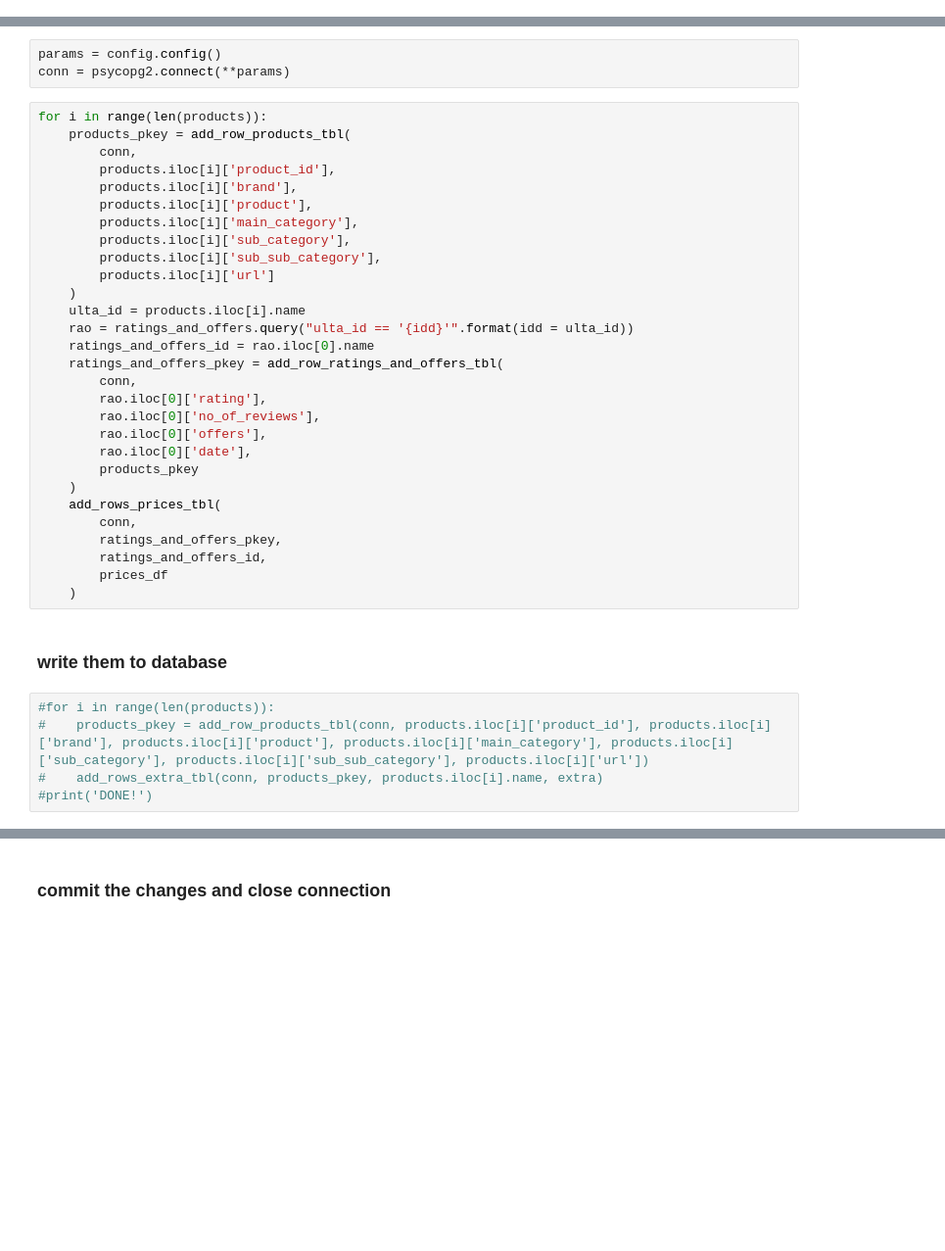
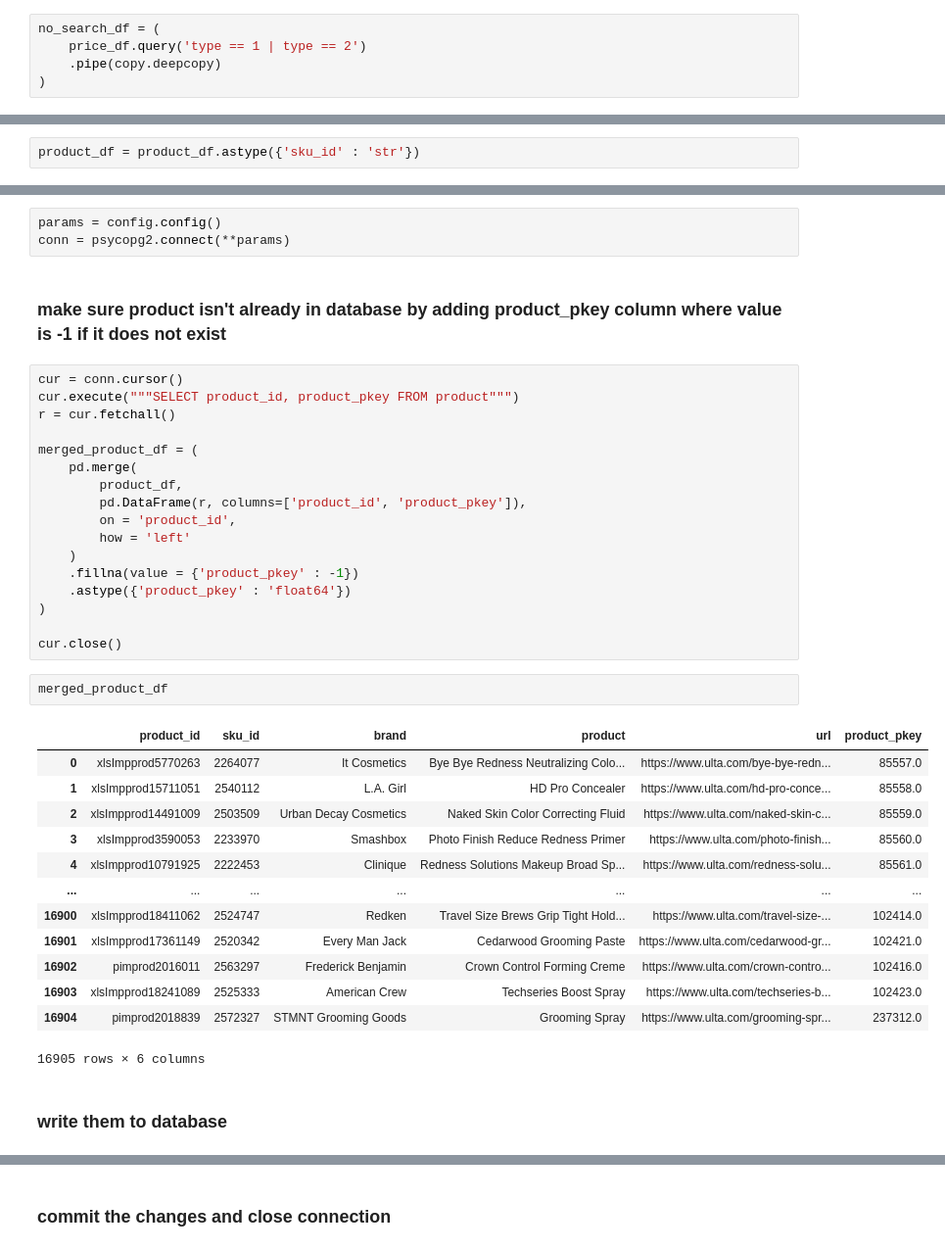
Before and after one commit to lermane/ulta_secret_sales, a Jupyter notebook: create_initial_db_tbls.ipynb, the cells around one changed output, grey strips where cells are left out. Shown at 98% size. Saved outputs shown, nothing was run; the diff lists cells and outputs as text; blank space fills up the shorter version.

```diff
--- a/create_initial_db_tbls.ipynb
+++ b/create_initial_db_tbls.ipynb
@@ -310,0 +156,5 @@ prices.to_csv('data/prices_df_828.csv')
+# %%
+no_search_df = (
+    price_df.query('type == 1 | type == 2')
+    .pipe(copy.deepcopy)
+)
@@ -310,0 +252,2 @@ prices.to_csv('data/prices_df_828.csv')
+# %%
+product_df = product_df.astype({'sku_id' : 'str'})
@@ -315,39 +291,40 @@ prices.to_csv('data/prices_df_828.csv')
 # %%
 params = config.config()
 conn = psycopg2.connect(**params)
-# %%
-for i in range(len(products)):
-    products_pkey = add_row_products_tbl(
-        conn,
-        products.iloc[i]['product_id'],
-        products.iloc[i]['brand'],
-        products.iloc[i]['product'],
-        products.iloc[i]['main_category'],
-        products.iloc[i]['sub_category'],
-        products.iloc[i]['sub_sub_category'],
-        products.iloc[i]['url']
-    )
-    ulta_id = products.iloc[i].name
-    rao = ratings_and_offers.query("ulta_id == '{idd}'".format(idd = ulta_id))
-    ratings_and_offers_id = rao.iloc[0].name
-    ratings_and_offers_pkey = add_row_ratings_and_offers_tbl(
-        conn,
-        rao.iloc[0]['rating'],
-        rao.iloc[0]['no_of_reviews'],
-        rao.iloc[0]['offers'],
-        rao.iloc[0]['date'],
-        products_pkey
-    )
-    add_rows_prices_tbl(
-        conn,
-        ratings_and_offers_pkey,
-        ratings_and_offers_id,
-        prices_df
-    )
+# %% [markdown]
+### make sure product isn't already in database by adding product_pkey column where value is -1 if it does not exist
+# %%
+cur = conn.cursor()
+cur.execute("""SELECT product_id, product_pkey FROM product""")
+r = cur.fetchall()
+
+merged_product_df = (
+    pd.merge(
+        product_df,
+        pd.DataFrame(r, columns=['product_id', 'product_pkey']),
+        on = 'product_id',
+        how = 'left'
+    )
+    .fillna(value = {'product_pkey' : -1})
+    .astype({'product_pkey' : 'float64'})
+)
+
+cur.close()
+# %%
+merged_product_df
+# %% [output]
+|  | product_id | sku_id | brand | product | url | product_pkey |
+| 0 | xlsImpprod5770263 | 2264077 | It Cosmetics | Bye Bye Redness Neutralizing Colo... | https://www.ulta.com/bye-bye-redn... | 85557.0 |
+| 1 | xlsImpprod15711051 | 2540112 | L.A. Girl | HD Pro Concealer | https://www.ulta.com/hd-pro-conce... | 85558.0 |
+| 2 | xlsImpprod14491009 | 2503509 | Urban Decay Cosmetics | Naked Skin Color Correcting Fluid | https://www.ulta.com/naked-skin-c... | 85559.0 |
+| 3 | xlsImpprod3590053 | 2233970 | Smashbox | Photo Finish Reduce Redness Primer | https://www.ulta.com/photo-finish... | 85560.0 |
+| 4 | xlsImpprod10791925 | 2222453 | Clinique | Redness Solutions Makeup Broad Sp... | https://www.ulta.com/redness-solu... | 85561.0 |
+| ... | ... | ... | ... | ... | ... | ... |
+| 16900 | xlsImpprod18411062 | 2524747 | Redken | Travel Size Brews Grip Tight Hold... | https://www.ulta.com/travel-size-... | 102414.0 |
+| 16901 | xlsImpprod17361149 | 2520342 | Every Man Jack | Cedarwood Grooming Paste | https://www.ulta.com/cedarwood-gr... | 102421.0 |
+| 16902 | pimprod2016011 | 2563297 | Frederick Benjamin | Crown Control Forming Creme | https://www.ulta.com/crown-contro... | 102416.0 |
+| 16903 | xlsImpprod18241089 | 2525333 | American Crew | Techseries Boost Spray | https://www.ulta.com/techseries-b... | 102423.0 |
+| 16904 | pimprod2018839 | 2572327 | STMNT Grooming Goods | Grooming Spray | https://www.ulta.com/grooming-spr... | 237312.0 |
+16905 rows × 6 columns
 # %% [markdown]
 ### write them to database
-# %%
-#for i in range(len(products)):
-#    products_pkey = add_row_products_tbl(conn, products.iloc[i]['product_id'], products.iloc[i]['brand'], products.iloc[i]['product'], products.iloc[i]['main_category'], products.iloc[i]['sub_category'], products.iloc[i]['sub_sub_category'], products.iloc[i]['url'])
-#    add_rows_extra_tbl(conn, products_pkey, products.iloc[i].name, extra)
-#print('DONE!')
```
Also changed, not shown: parts of 67 cells of this notebook, 14 other files.
